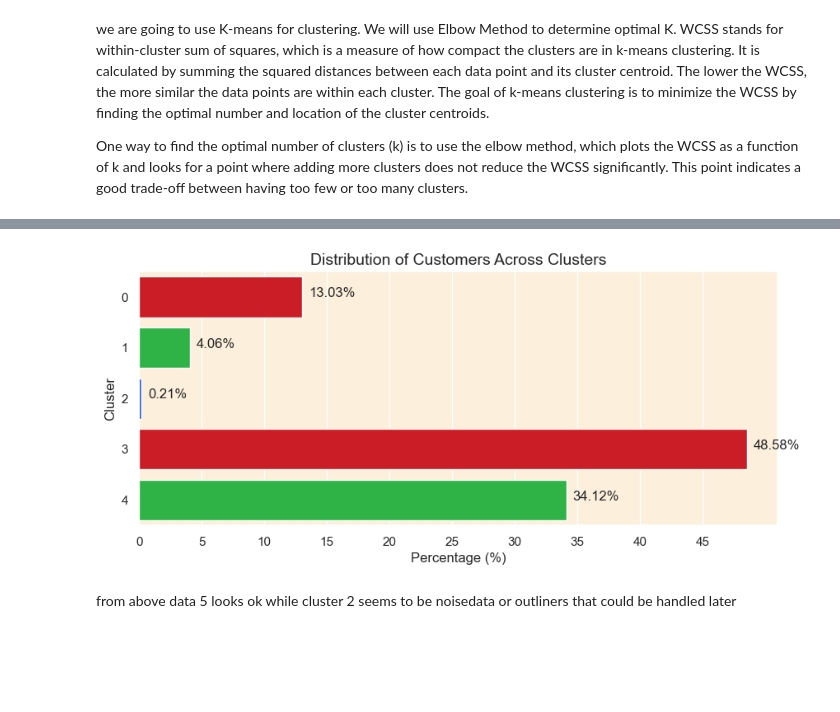
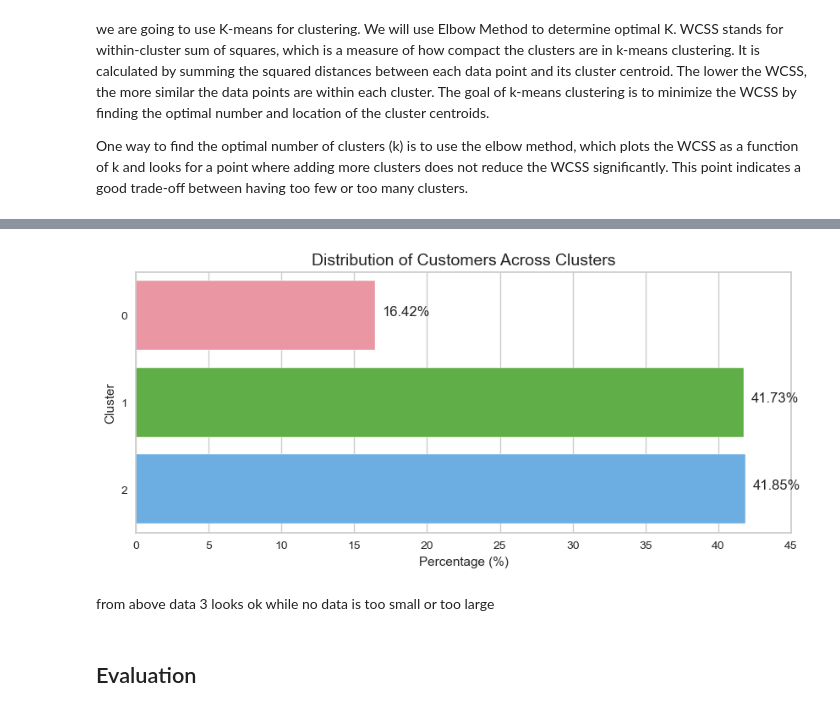
Before and after one commit to amrtariq/Customer_Segmentation_for_E-commerce_Personalization, a Jupyter notebook: Customer Segmentation for E-commerce Personalization.ipynb, the cells around one changed output, grey strips where cells are left out. Saved outputs shown, nothing was run; the diff lists cells and outputs as text; code cells hidden in the pictures; blank space fills up the shorter version.

```diff
--- a/Customer Segmentation for E-commerce Personalization.ipynb
+++ b/Customer Segmentation for E-commerce Personalization.ipynb
@@ -627,0 +645,18 @@ memory usage: 556.2 KB
+# %%
+# Calculate the percentage of inliers and outliers
+outlier_percentage = customer_datas['Is_Outlier'].value_counts(normalize=True) * 100
+
+# Plotting the percentage of inliers and outliers
+plt.figure(figsize=(12, 4))
+outlier_percentage.plot(kind='barh', color='#ff6200')
+
+# Adding the percentage labels on the bars
+for index, value in enumerate(outlier_percentage):
+    plt.text(value, index, f'{value:.2f}%', fontsize=15)
+
+plt.title('Percentage of Inliers and Outliers')
+plt.xticks(ticks=np.arange(0, 115, 5))
+plt.xlabel('Percentage (%)')
+plt.ylabel('Is Outlier')
+plt.gca().invert_yaxis()
+plt.show()
@@ -627,0 +665,9 @@ memory usage: 556.2 KB
+# %%
+# Remove the outliers from the main dataset
+customer_data_cleaned = customer_datas[customer_datas['Is_Outlier'] == 0]
+
+# Drop the 'Outlier_Scores' and 'Is_Outlier' columns
+customer_data_cleaned = customer_data_cleaned.drop(columns=['Outlier_Scores', 'Is_Outlier'])
+
+# Reset the index of the cleaned data
+customer_data_cleaned.reset_index(drop=True, inplace=True)
@@ -658,10 +709,10 @@ scaler = StandardScaler()
 columns_to_exclude = ['CustomerID', 'Is_UK', 'Day_Of_Week']
 
 # List of columns that need to be scaled
-columns_to_scale = customer_datas.columns.difference(columns_to_exclude)
+columns_to_scale = customer_data_cleaned.columns.difference(columns_to_exclude)
 
 # Copy the cleaned dataset
-customer_data_scaled = customer_datas.copy()
+customer_data_scaled = customer_data_cleaned.copy()
 
 # Applying the scaler to the necessary columns in the dataset
 customer_data_scaled[columns_to_scale] = scaler.fit_transform(customer_data_scaled[columns_to_scale])
@@ -826,7 +954,7 @@ From above Graph K of 4-5 might be good
 from collections import Counter
 
 # Apply KMeans clustering using the optimal k
-kmeans = KMeans(n_clusters=5, init='k-means++', n_init=10, max_iter=1000, random_state=0)
+kmeans = KMeans(n_clusters=3, init='k-means++', n_init=10, max_iter=100, random_state=0)
 kmeans.fit(customer_data_pca)
 
 # Get the frequency of each cluster
@@ -837,17 +965,17 @@ label_mapping = {label: new_label for new_label, (label, _) in
                  enumerate(cluster_frequencies.most_common())}
 
 # Reverse the mapping to assign labels as per your criteria
-label_mapping = {v: k for k, v in  {4: 1, 3: 0, 2: 2, 1: 3, 0: 4}.items()}
+label_mapping = {v: k for k, v in  {2: 0, 1: 1, 0: 2}.items()}
 
 # Apply the mapping to get the new labels
 new_labels = np.array([label_mapping[label] for label in kmeans.labels_])
-
+#new_labels= np.array(label_mapping)
 # Append the new cluster labels back to the original dataset
-customer_datas['cluster'] = new_labels
+customer_data_cleaned['cluster'] = new_labels
 
 # Append the new cluster labels to the PCA version of the dataset
 customer_data_pca['cluster'] = new_labels
 
 # Display the first few rows of the original dataframe
-customer_datas.head()
+customer_data_cleaned.head()
 # %% [output]
@@ -905,24 +1033,26 @@ fig.show()
 # %%
 # Calculate the percentage of customers in each cluster
 cluster_percentage = (customer_data_pca['cluster'].value_counts(normalize=True) * 100).reset_index()
 cluster_percentage.columns = ['Cluster', 'Percentage']
 cluster_percentage.sort_values(by='Cluster', inplace=True)
 
 # Create a horizontal bar plot
 plt.figure(figsize=(10, 4))
-sns.barplot(x='Percentage', y='Cluster', data=cluster_percentage, orient='h', palette=colors)
+sns.barplot(x='Percentage', y='Cluster', data=cluster_percentage, orient='h')
 
 # Adding percentages on the bars
 for index, value in enumerate(cluster_percentage['Percentage']):
     plt.text(value+0.5, index, f'{value:.2f}%')
 
 plt.title('Distribution of Customers Across Clusters', fontsize=14)
 plt.xticks(ticks=np.arange(0, 50, 5))
 plt.xlabel('Percentage (%)')
 
 # Show the plot
 plt.show()
 # %% [output]
-[figure, old version]
+[figure, new version]
-# %% [markdown]
-from above data 5 looks ok while cluster 2 seems to be noisedata or outliners that could be handled later
+# %% [markdown]
+from above data 3 looks ok while no data is too small or too large
+# %% [markdown]
+## Evaluation
```
Also changed, not shown: parts of 36 cells of this notebook.
